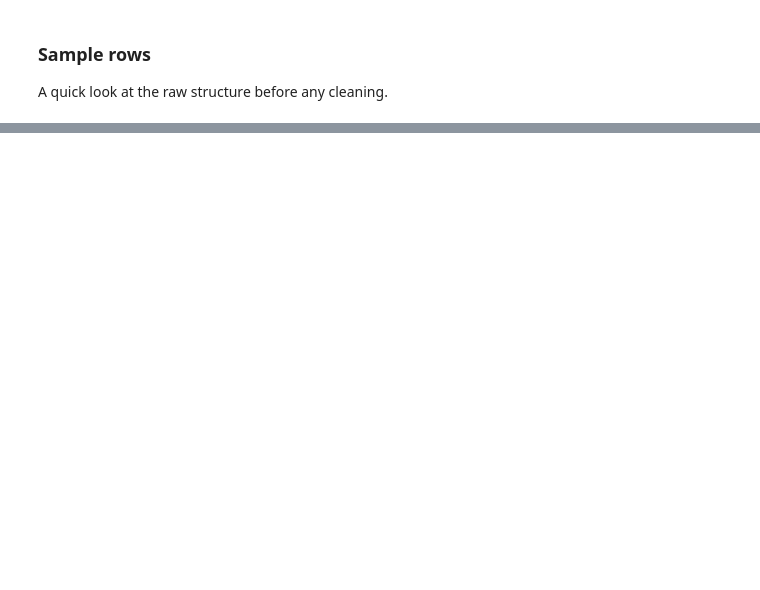
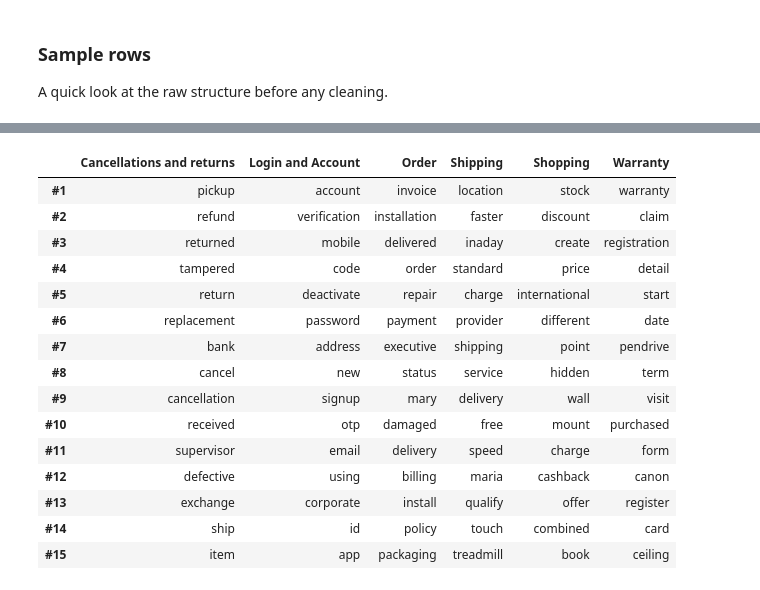
Before and after one commit to opswerks-dst-interns/flores-first-month-assessment, a Jupyter notebook: notebook/support_nlp_classification.ipynb, the cells around one changed output, grey strips where cells are left out. Cells and saved outputs as stored; diff of their text form; code cells hidden in the pictures; blank space fills up the shorter version.

```diff
--- a/notebook/support_nlp_classification.ipynb
+++ b/notebook/support_nlp_classification.ipynb
@@ -58,0 +721,17 @@ df.sample(5, random_state=42)
+# %%
+from sklearn.svm import LinearSVC
+
+svm_clf = LinearSVC(class_weight="balanced", random_state=42)
+svm_clf.fit(X_train, y_train)
+
+svm_train_acc = svm_clf.score(X_train, y_train)
+svm_test_acc = svm_clf.score(X_test, y_test)
+
+print(f"Linear SVM — Train accuracy: {svm_train_acc:.3f}")
+print(f"Linear SVM — Test accuracy: {svm_test_acc:.3f}")
+
+print(f"\nFull comparison:")
+print(f"{'Model':<25}{'Train Acc':<12}{'Test Acc':<12}")
+print(f"{'Naive Bayes':<25}{nb_train_acc:<12.3f}{nb_test_acc:<12.3f}")
+print(f"{'Logistic Regression':<25}{train_acc:<12.3f}{test_acc:<12.3f}")
+print(f"{'Linear SVM':<25}{svm_train_acc:<12.3f}{svm_test_acc:<12.3f}")
@@ -58,0 +942,40 @@ df.sample(5, random_state=42)
+# %%
+import pandas as pd
+
+feature_names = tfidf.get_feature_names_out()
+classes = svm_clf.classes_  # order matches rows of svm_clf.coef_
+
+top_n = 15
+top_features_per_class = {}
+
+for i, class_name in enumerate(classes):
+    coefs = svm_clf.coef_[i]  # coefficient vector for this class vs. rest
+    top_idx = np.argsort(coefs)[::-1][:top_n]  # indices of largest coefficients
+    top_features_per_class[class_name] = [
+        (feature_names[idx], round(coefs[idx], 3)) for idx in top_idx
+    ]
+
+# Display as a clean side-by-side table
+top_features_df = pd.DataFrame({
+    cls: [word for word, _ in feats]
+    for cls, feats in top_features_per_class.items()
+})
+top_features_df.index = [f"#{i+1}" for i in range(top_n)]
+top_features_df
+# %% [output]
+|  | Cancellations and returns | Login and Account | Order | Shipping | Shopping | Warranty |
+| #1 | pickup | account | invoice | location | stock | warranty |
+| #2 | refund | verification | installation | faster | discount | claim |
+| #3 | returned | mobile | delivered | inaday | create | registration |
+| #4 | tampered | code | order | standard | price | detail |
+| #5 | return | deactivate | repair | charge | international | start |
+| #6 | replacement | password | payment | provider | different | date |
+| #7 | bank | address | executive | shipping | point | pendrive |
+| #8 | cancel | new | status | service | hidden | term |
+| #9 | cancellation | signup | mary | delivery | wall | visit |
+| #10 | received | otp | damaged | free | mount | purchased |
+| #11 | supervisor | email | delivery | speed | charge | form |
+| #12 | defective | using | billing | maria | cashback | canon |
+| #13 | exchange | corporate | install | qualify | offer | register |
+| #14 | ship | id | policy | touch | combined | card |
+| #15 | item | app | packaging | treadmill | book | ceiling |
```
Also changed, not shown: parts of 45 cells of this notebook, 16 other files.
